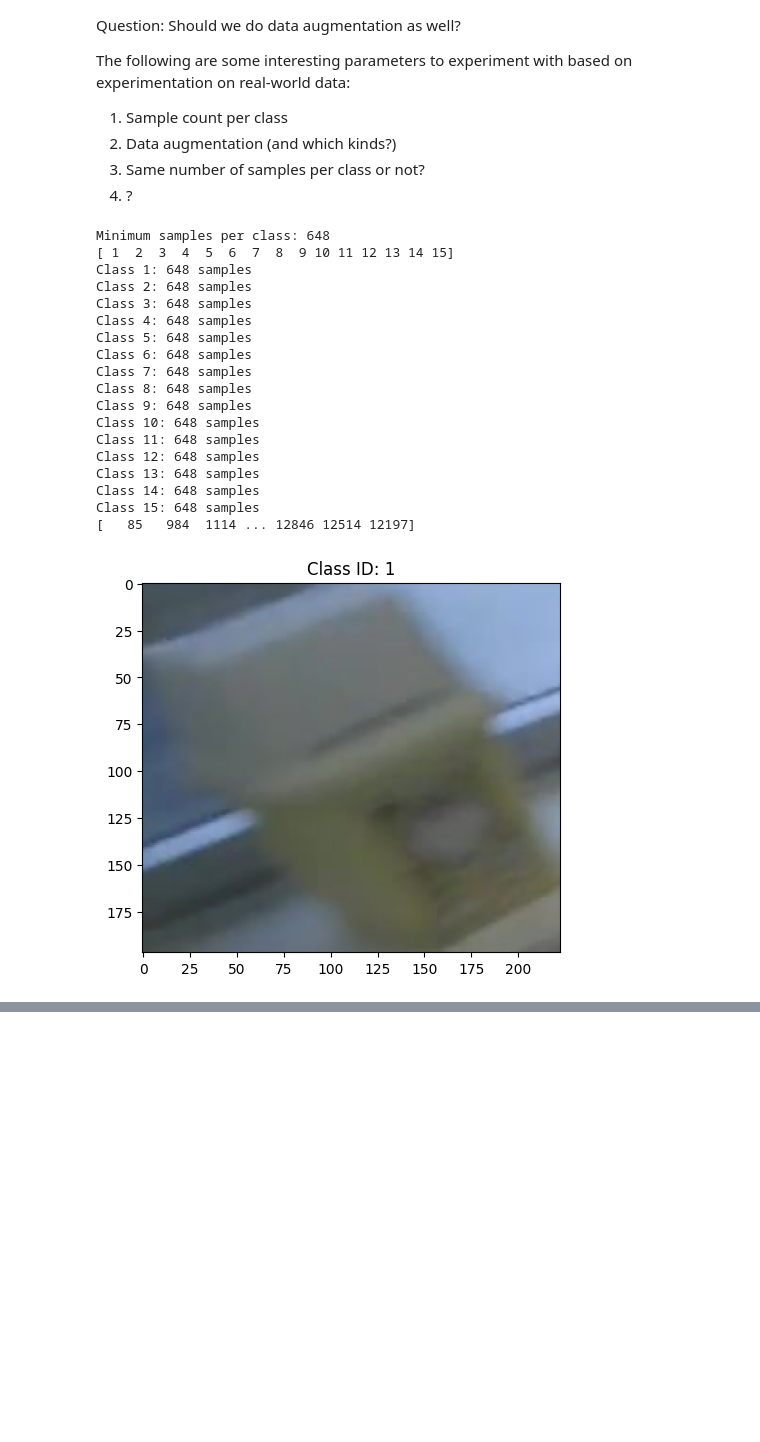
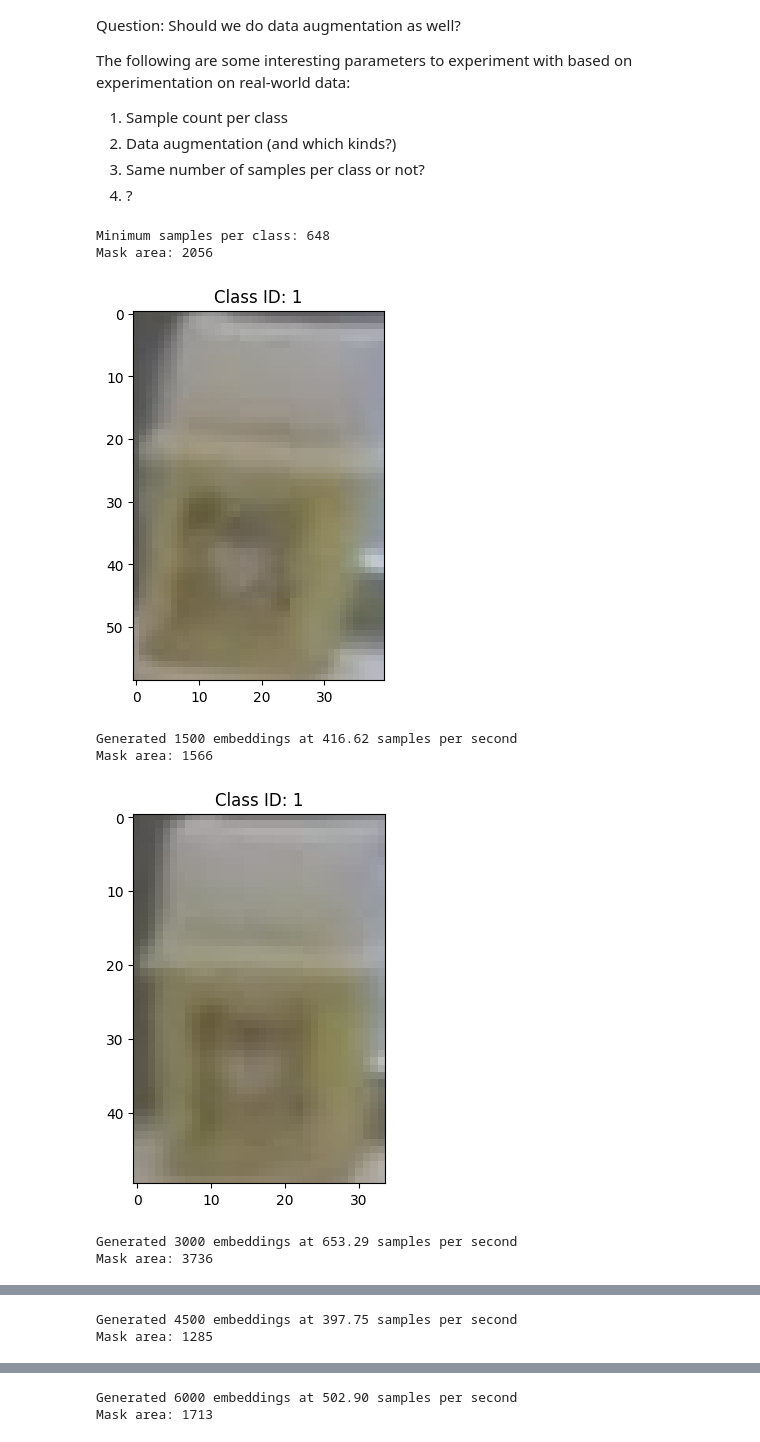
Before and after one commit to ilianbronchart/bachelorproef, a Jupyter notebook: experiments/controlled_experiment/04_build_vector_indexes.ipynb, the cells around one changed output, grey strips where cells are left out. Cells and saved outputs as stored; diff of their text form; code cells hidden in the pictures; blank space fills up the shorter version.

```diff
--- a/experiments/controlled_experiment/04_build_vector_indexes.ipynb
+++ b/experiments/controlled_experiment/04_build_vector_indexes.ipynb
@@ -106,6 +123,4 @@ def create_vector_index(
 # %%
-dinov2 = generate_embeddings.load_model()
-
 SAME_BACKGROUND_INDEXES_PATH = Path("data/vector_indexes/same_background")
 DIFF_BACKGROUND_INDEXES_PATH = Path("data/vector_indexes/diff_background")
 if SAME_BACKGROUND_INDEXES_PATH.exists():
@@ -115,54 +130,41 @@ if DIFF_BACKGROUND_INDEXES_PATH.exists():
 SAME_BACKGROUND_INDEXES_PATH.mkdir(parents=True, exist_ok=True)
 DIFF_BACKGROUND_INDEXES_PATH.mkdir(parents=True, exist_ok=True)
 
-LABELING_SAME_BACKGROUND_UUID = "d6fd0aed-b901-4863-bad8-7910dad693e0"
-LABELING_DIFF_BACKGROUND_UUID = "73ce8a30-ccc6-4514-b978-f8b5844be16b"
 same_background_calibration_id = recording_uuid_to_calibration_id(
-    LABELING_SAME_BACKGROUND_UUID
+    LABELING_REC_SAME_BACKGROUND_UUID
 )
 diff_background_calibration_id = recording_uuid_to_calibration_id(
-    LABELING_DIFF_BACKGROUND_UUID
+    LABELING_REC_DIFF_BACKGROUND_UUID
 )
 
 # Check what the minimum number of samples per class is:
 annotated_classes = get_annotated_classes(same_background_calibration_id)
 
 min_samples_per_class = 100000000000
 for anno_class in annotated_classes:
     if len(anno_class.annotation_paths) < min_samples_per_class:
         min_samples_per_class = len(anno_class.annotation_paths)
 print(f"Minimum samples per class: {min_samples_per_class}")
 
 samples_per_class = [100, 200, 300, 400, 500, 600, min_samples_per_class]
 
 
 def create_vector_indexes(dinov2, calibration_id: int, vector_indexes_path: Path):
     for samples in samples_per_class:
         output_path = vector_indexes_path / f"{samples}_samples_per_class.index"
         create_vector_index(dinov2, calibration_id, samples, output_path)
 
 
 create_vector_indexes(
     dinov2, same_background_calibration_id, SAME_BACKGROUND_INDEXES_PATH
 )
 # create_vector_indexes(dinov2, diff_background_calibration_id, DIFF_BACKGROUND_INDEXES_PATH)
 # %% [output]
 Minimum samples per class: 648
-[ 1  2  3  4  5  6  7  8  9 10 11 12 13 14 15]
-Class 1: 648 samples
-Class 2: 648 samples
-Class 3: 648 samples
-Class 4: 648 samples
-Class 5: 648 samples
-Class 6: 648 samples
-Class 7: 648 samples
-Class 8: 648 samples
-Class 9: 648 samples
-Class 10: 648 samples
-Class 11: 648 samples
-Class 12: 648 samples
-Class 13: 648 samples
-Class 14: 648 samples
-Class 15: 648 samples
-[   85   984  1114 ... 12846 12514 12197]
+Mask area: 2056
-[figure, old version]
+[figure, new version]
+Generated 1500 embeddings at 416.62 samples per second
+Mask area: 1566
+[figure, added]
+Generated 3000 embeddings at 653.29 samples per second
+Mask area: 3736
@@ -168,0 +172,2 @@ Class 15: 648 samples
+Generated 4500 embeddings at 397.75 samples per second
+Mask area: 1285
@@ -168,0 +175,2 @@ Class 15: 648 samples
+Generated 6000 embeddings at 502.90 samples per second
+Mask area: 1713
```
Also changed, not shown: parts of 4 cells of this notebook, 21 other files.
